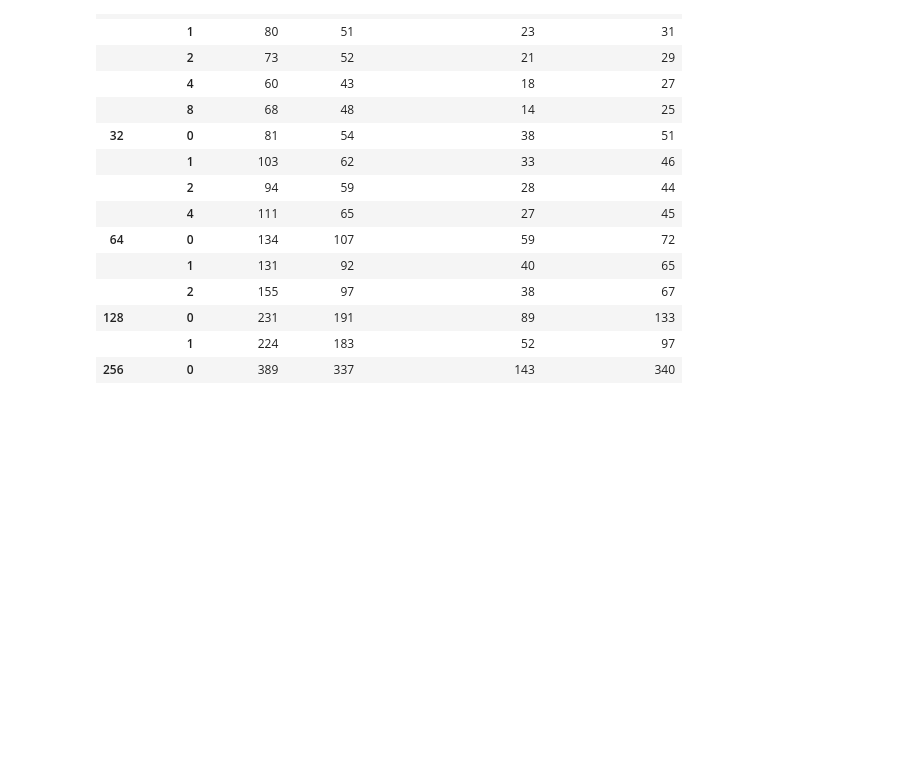
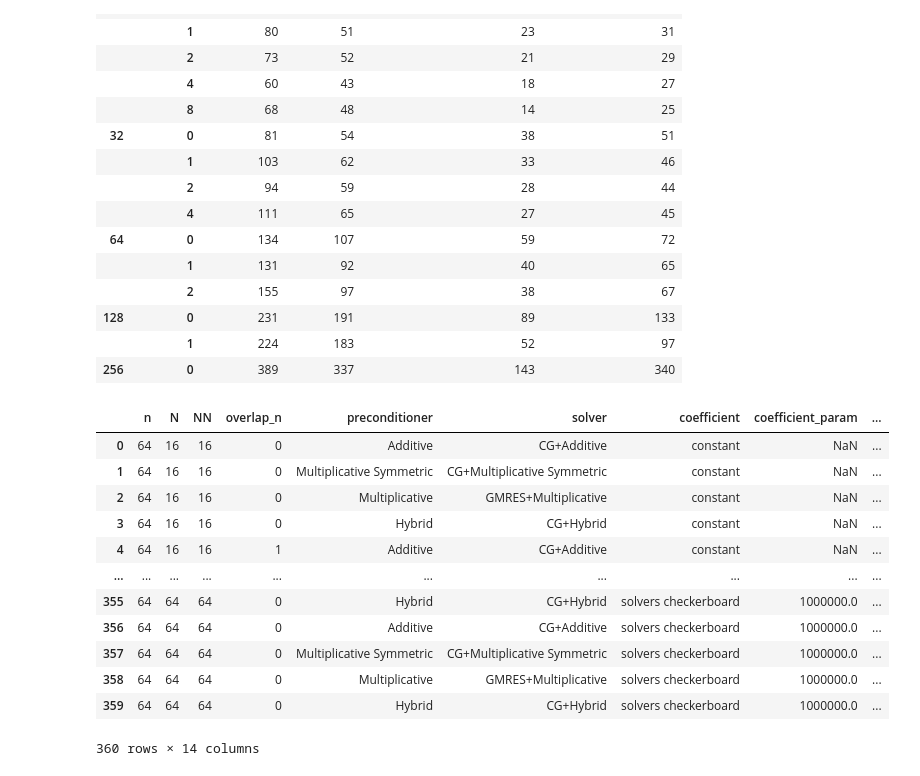
Before and after one commit to mgr0dzicki/dd-solvers, a Jupyter notebook: experiments/analyze_overlap.ipynb, the cells around one changed output. Cells and saved outputs as stored; diff of their text form; code cells hidden in the pictures; blank space fills up the shorter version.

```diff
--- a/experiments/analyze_overlap.ipynb
+++ b/experiments/analyze_overlap.ipynb
@@ -96,3 +96,21 @@ df[(df.NN == 16) & (df.n == 256) & (df.coefficient == "solvers checkerboard")].p
 # Neumann-Neumann?
 # Spojrzeć na https://drive.google.com/drive/u/2/folders/1x0mXSbO1OSXAdE9AR1jE-mJWURbmpuUv dobre wyniki?
 # co jest dla nieciągłego współczynnika z overlapem?
+# %%
+df2 = pd.read_csv("overlapping_schwarz_results_coarse.csv")
+df2["solver"] = df2["solver"] + "+" + df2["preconditioner"]
+df2
+# %% [output]
+|  | n | N | NN | overlap_n | preconditioner | solver | coefficient | coefficient_param | ... |
+| 0 | 64 | 16 | 16 | 0 | Additive | CG+Additive | constant | NaN | ... |
+| 1 | 64 | 16 | 16 | 0 | Multiplicative Symmetric | CG+Multiplicative Symmetric | constant | NaN | ... |
+| 2 | 64 | 16 | 16 | 0 | Multiplicative | GMRES+Multiplicative | constant | NaN | ... |
+| 3 | 64 | 16 | 16 | 0 | Hybrid | CG+Hybrid | constant | NaN | ... |
+| 4 | 64 | 16 | 16 | 1 | Additive | CG+Additive | constant | NaN | ... |
+| ... | ... | ... | ... | ... | ... | ... | ... | ... | ... |
+| 355 | 64 | 64 | 64 | 0 | Hybrid | CG+Hybrid | solvers checkerboard | 1000000.0 | ... |
+| 356 | 64 | 64 | 64 | 0 | Additive | CG+Additive | solvers checkerboard | 1000000.0 | ... |
+| 357 | 64 | 64 | 64 | 0 | Multiplicative Symmetric | CG+Multiplicative Symmetric | solvers checkerboard | 1000000.0 | ... |
+| 358 | 64 | 64 | 64 | 0 | Multiplicative | GMRES+Multiplicative | solvers checkerboard | 1000000.0 | ... |
+| 359 | 64 | 64 | 64 | 0 | Hybrid | CG+Hybrid | solvers checkerboard | 1000000.0 | ... |
+360 rows × 14 columns
```
Also changed, not shown: parts of 2 cells of this notebook, 4 other files.
